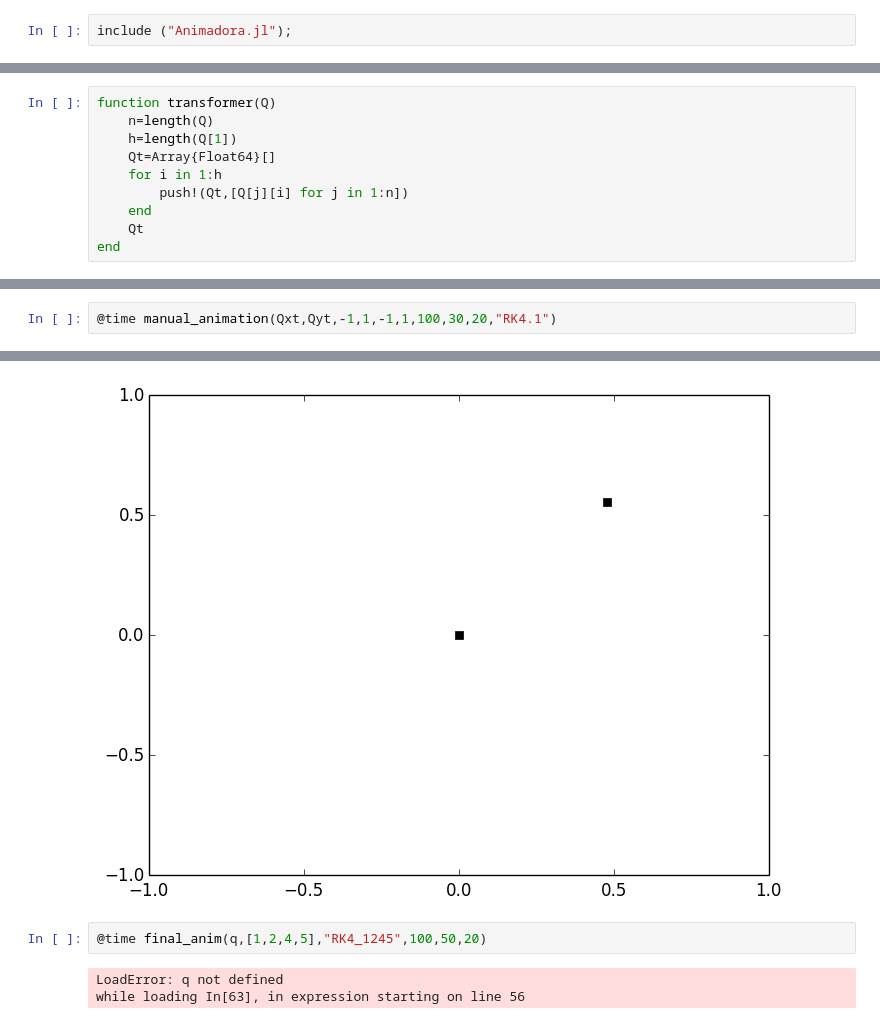
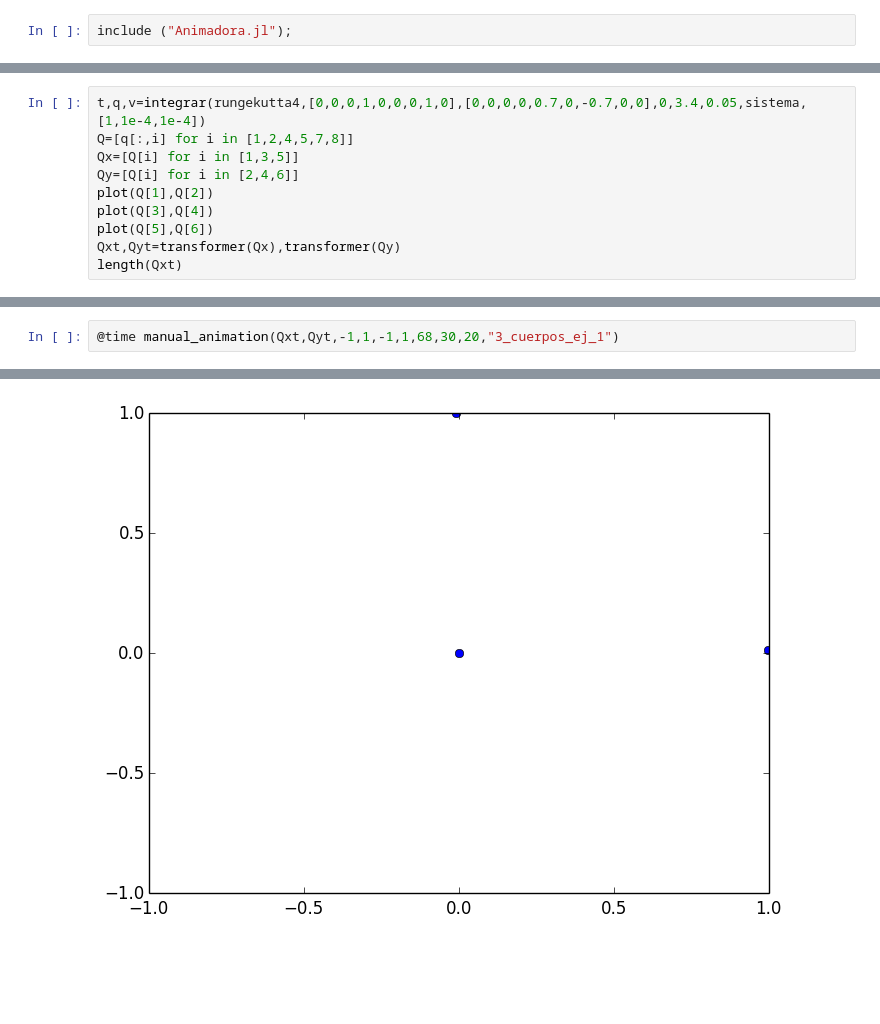
Before and after one commit to spinacho/Escuela, a Jupyter notebook: Séptimo semestre/Temas selectos FCI/Primera animacion.ipynb, the cells around one changed output, grey strips where cells are left out. Saved outputs shown, nothing was run; the diff lists cells and outputs as text; blank space fills up the shorter version.

```diff
--- a/Séptimo semestre/Temas selectos FCI/Primera animacion.ipynb
+++ b/Séptimo semestre/Temas selectos FCI/Primera animacion.ipynb
@@ -28,10 +6,0 @@ Qxt,Qyt=transformer(Qx),transformer(Qy);
-# %%
-function transformer(Q)
-    n=length(Q)
-    h=length(Q[1])
-    Qt=Array{Float64}[]
-    for i in 1:h
-        push!(Qt,[Q[j][i] for j in 1:n])
-    end
-    Qt
-end
@@ -44,0 +7,10 @@ while loading In[62], in expression starting on line 56
+# %%
+t,q,v=integrar(rungekutta4,[0,0,0,1,0,0,0,1,0],[0,0,0,0,0.7,0,-0.7,0,0],0,3.4,0.05,sistema,[1,1e-4,1e-4])
+Q=[q[:,i] for i in [1,2,4,5,7,8]]
+Qx=[Q[i] for i in [1,3,5]]
+Qy=[Q[i] for i in [2,4,6]]
+plot(Q[1],Q[2])
+plot(Q[3],Q[4])
+plot(Q[5],Q[6])
+Qxt,Qyt=transformer(Qx),transformer(Qy)
+length(Qxt)
@@ -45,3 +20,3 @@ while loading In[62], in expression starting on line 56
 # %%
-@time manual_animation(Qxt,Qyt,-1,1,-1,1,100,30,20,"RK4.1")
+@time manual_animation(Qxt,Qyt,-1,1,-1,1,68,30,20,"3_cuerpos_ej_1")
 # %% [output]
@@ -49,6 +24 @@ elapsed time: 18.019630757 seconds (3566496 bytes allocated)
-[figure, old version]
+[figure, new version]
-# %%
-@time final_anim(q,[1,2,4,5],"RK4_1245",100,50,20)
-# %% [output]
-LoadError: q not defined
-while loading In[63], in expression starting on line 56
```
Also changed, not shown: parts of 18 cells of this notebook, 3 other files.
